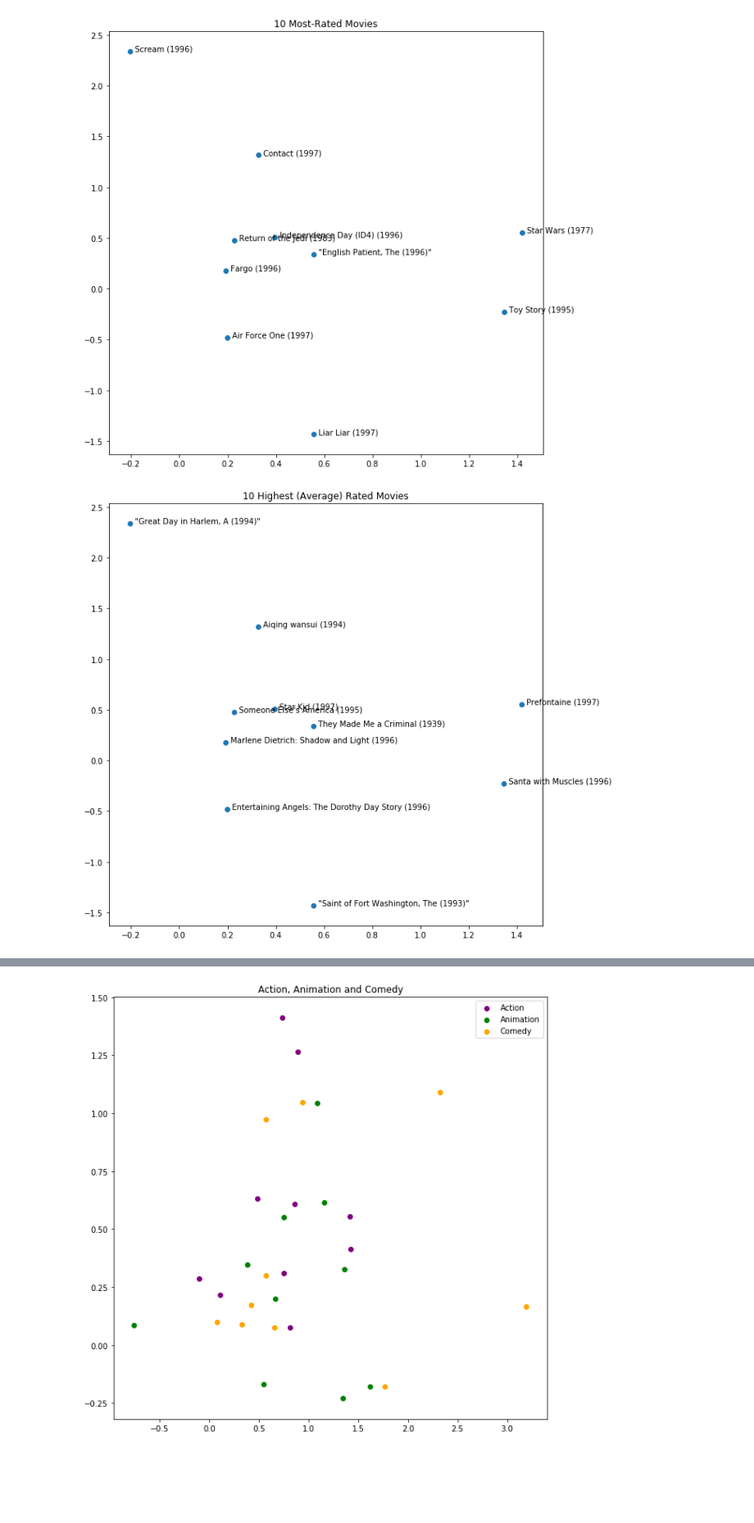
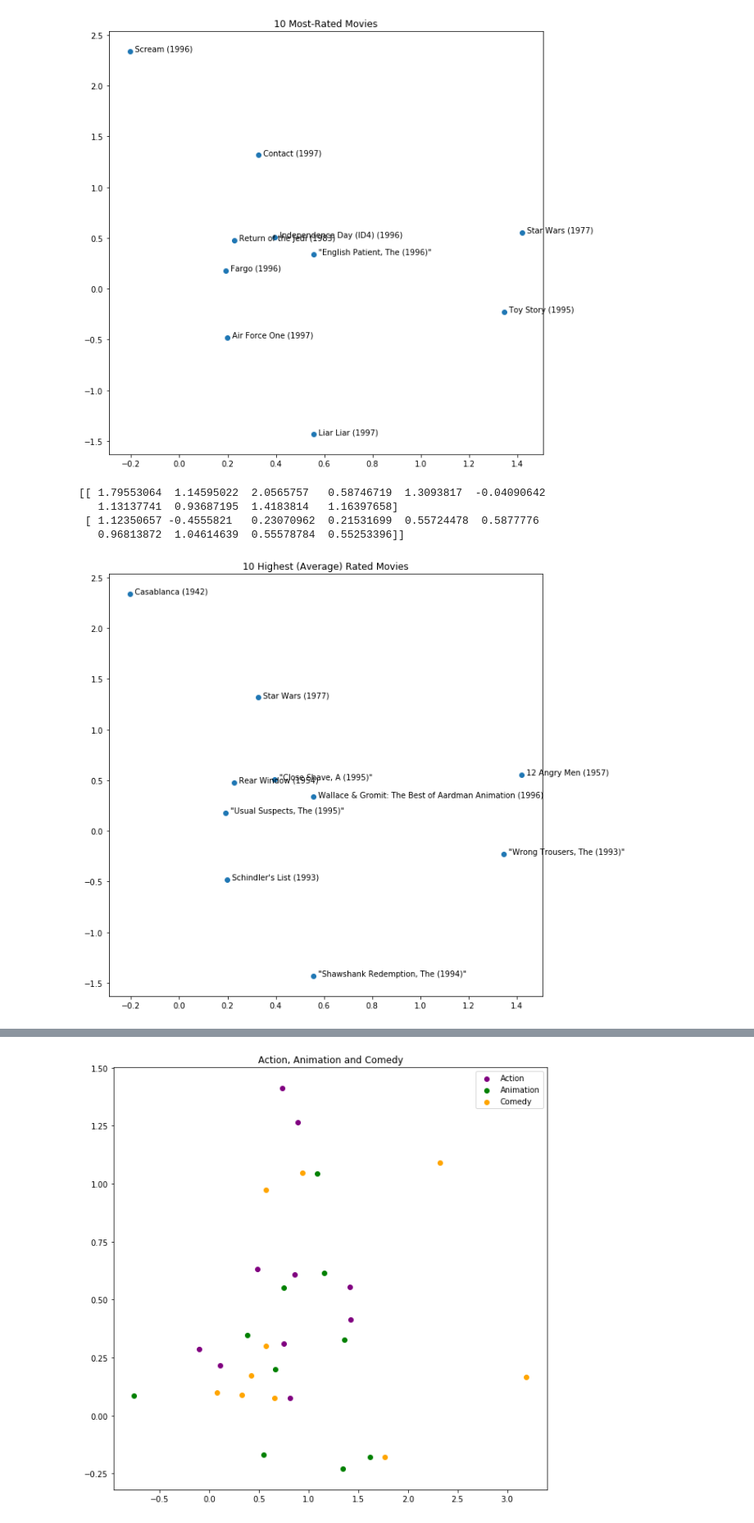
Before and after one commit to jwcomo66/miniproject2, a Jupyter notebook: MP2.ipynb, the cells around one changed output, grey strips where cells are left out. Shown at 82% size. Saved outputs shown, nothing was run; the diff lists cells and outputs as text; code cells hidden in the pictures; blank space fills up the shorter version.

Commit message:
average graph fixed

```diff
--- a/MP2.ipynb
+++ b/MP2.ipynb
@@ -247,41 +247,63 @@ for i in range(len(ratings)):
         av[name] = [ratings[i][2]]
 
 for movie in av.keys():
     #print(str(movie), " ", str(np.mean(av[movie])))
     av[movie] = np.mean(av[movie])
 
 av_movie_ratings = []
 for movie_id in av.keys():
     av_movie_ratings.append([movie_id, av[movie_id]])
 
 av_movie_ratings = np.asarray(av_movie_ratings)
-#print(av_movie_ratings)
-
-# for i in range(len(av_movie_ratings)):
-#     print(av_movie_ratings[i])
 
 av_ratings = av_movie_ratings[av_movie_ratings[:,1].argsort()]
+av_ratings = av_ratings.tolist()
 
-popular2 = av_ratings[-10:, :]
+#get the top 10 with at leat 30 ratings
+for i in range(len(av_ratings)):
+    id1 = int(av_ratings[i][0])
+    #counts is the (id, # of ratings list)
+    for j in range(len(counts)):
+        id2 = int(counts[j][0])
+        if id1 == id2:
+            av_ratings[i].append(counts[j][1])
+            break
 
-movie_ids = np.transpose(popular2[:,0]).tolist()
+av_ratings = (np.asarray(av_ratings))
+#noa av_ratings has the counts for that movies as the third column
+
+popular2 = []
+j = 1681
+while len(popular2) < 10:
+    if av_ratings[j][2] >= 30:
+        popular2.append([av_ratings[j][0], av_ratings[j][1]])
+    j -= 1;
+
+popular2 = np.asarray(popular2)
+#print(popular2)
+
+movie_ids = np.transpose(popular2[:,0]).astype(int)
+#print(movie_ids)
 
 pop_best = np.zeros([2, 10])
 for i in range(2):
     for j in range(10):
-        pop_best[i][j] = V_s[i][int(popular[j][0]-1)]
+        pop_best[i][j] = V_s[i][int(popular2[j][0]-1)]
 
-
-
+print(pop_best)
 fig, ax = plt.subplots()
 plt.scatter(pop_best[0], pop_best[1])
 plt.title("10 Highest (Average) Rated Movies")
 
 for i, movie_id in enumerate(movie_ids):
     title = str(titles[int(movie_id) - 1][1])
     #print(title)
-    ax.annotate("  " + title, (pop[0][i], pop[1][i]))
+    ax.annotate("  " + title, (pop_best[0][i], pop_best[1][i]))
 
 plt.show()
 # %% [output]
+[[ 1.79553064  1.14595022  2.0565757   0.58746719  1.3093817  -0.04090642
+   1.13137741  0.93687195  1.4183814   1.16397658]
+ [ 1.12350657 -0.4555821   0.23070962  0.21531699  0.55724478  0.5877776
+   0.96813872  1.04614639  0.55578784  0.55253396]]
-[figure, old version]
+[figure, new version]
```
Also changed, not shown: parts of 1 cell of this notebook.
